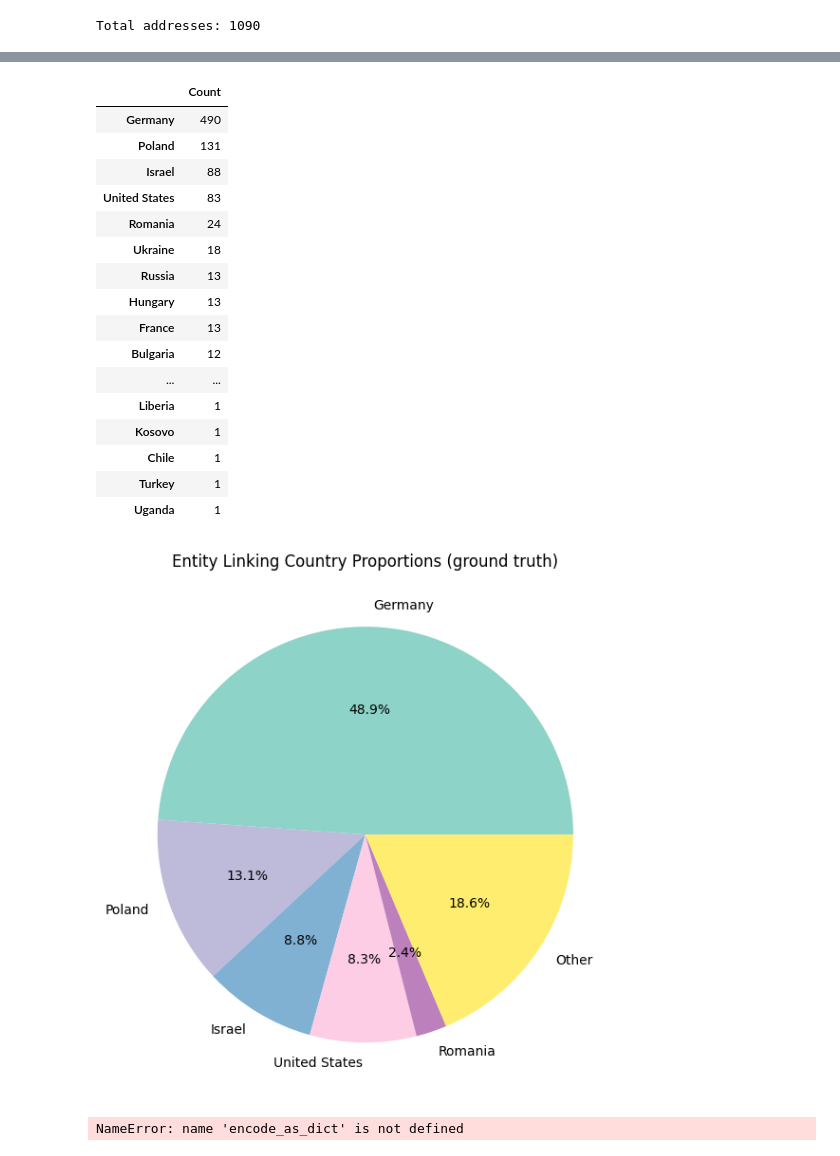
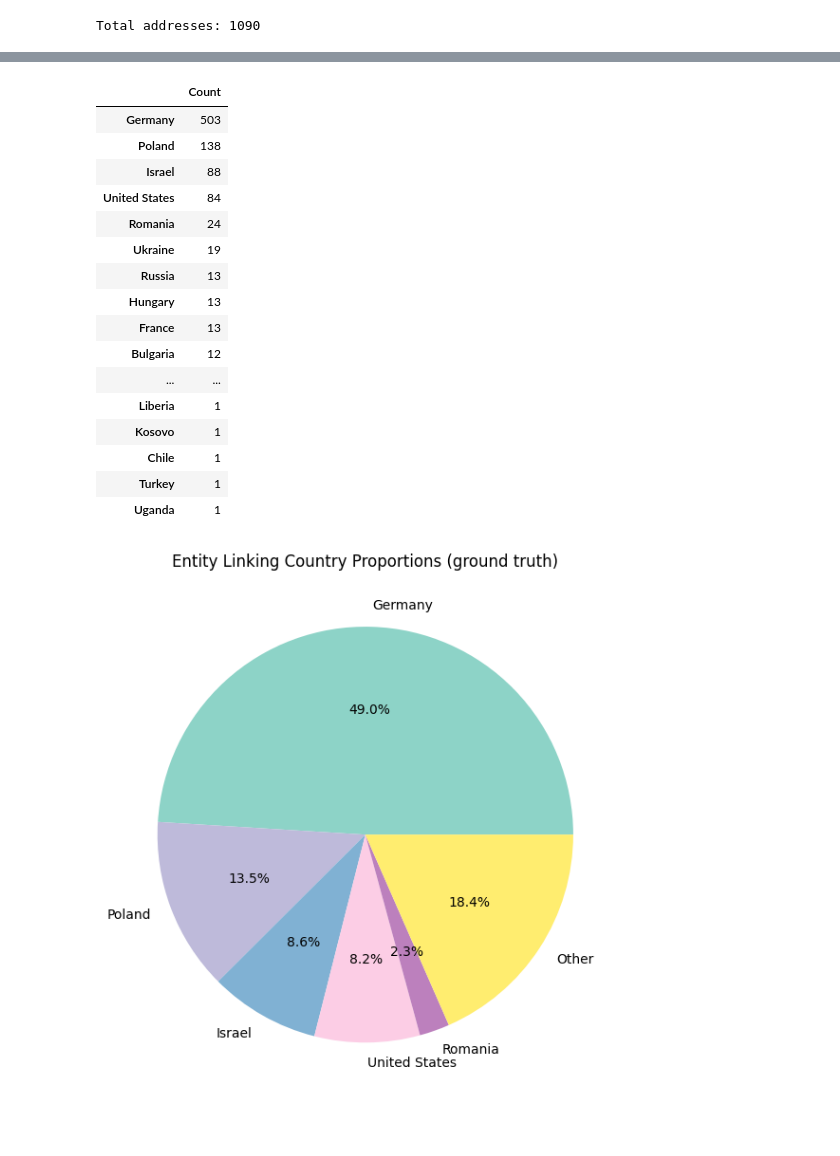
Before and after one commit to ISE-FIZKarlsruhe/bzk-address-parsing, a Jupyter notebook: entity_linking.ipynb, the cells around one changed output, grey strips where cells are left out. Saved outputs shown, nothing was run; the diff lists cells and outputs as text; code cells hidden in the pictures.

```diff
--- a/entity_linking.ipynb
+++ b/entity_linking.ipynb
@@ -222,0 +225,25 @@ gt_metrics
+# %%
+def _finest_entity(outcome: entity_linking.LinkingOutcome):
+    return next((e for e in outcome.linked_entities if e.entity_type == outcome.entity_type), None)
+
+
+gt_disambiguated_addresses = []
+for row, outcome in zip(bzkopen_merged.itertuples(), gt_outcomes):
+    if outcome.iri is None:
+        continue
+    finest = _finest_entity(outcome)
+    gt_disambiguated_addresses.append(dict(
+        card_id=row.card_id,
+        address_id=row.address_id,
+        bzk_field_name=row.field,
+        full_address=row.FullAddress,
+        raw_address_part=finest.raw_text if finest else None,
+        matched_name=finest.matching.get("matched_name") if finest else None,
+        country=finest.country if finest else None,
+        iri=outcome.iri,
+        entity_type=outcome.entity_type,
+        search_status=outcome.search_status,
+        child_parent_likelihood=outcome.disambiguation_scores.get("child_parent_likelihood"),
+    ))
+gt_disambiguated_addresses = pd.DataFrame(gt_disambiguated_addresses)
+gt_disambiguated_addresses
@@ -353,50 +420,31 @@ incorrect_or_missing_links_df
 # %%
 from collections import defaultdict
 import matplotlib.pyplot as plt
-country_ocurrences = defaultdict(int)
-for address in gt_disambiguated:
-    if address.linked_to is not None:
-        country = address.linked_to.finest_grain_entity.linked_to.geographical_name.entity.country.country_name
-        country_ocurrences[country] += 1
-country_ocurrences = pd.Series(country_ocurrences).sort_values(ascending=False)
-pd.concat([country_ocurrences.iloc[:5], pd.Series({"Other": country_ocurrences.iloc[5:].sum()})]).plot(kind='pie', title="Entity Linking Country Proportions (ground truth)", autopct='%1.1f%%', ylabel='', figsize=(6,6), colormap='Set3').figure.tight_layout()
+country_occurrences = defaultdict(int)
+for outcome in gt_outcomes:
+    finest = _finest_entity(outcome)
+    if finest is not None and finest.country is not None:
+        country_occurrences[finest.country] += 1
+country_occurrences = pd.Series(country_occurrences).sort_values(ascending=False)
+pd.concat([country_occurrences.iloc[:5], pd.Series({"Other": country_occurrences.iloc[5:].sum()})]).plot(kind='pie', title="Entity Linking Country Proportions (ground truth)", autopct='%1.1f%%', ylabel='', figsize=(6,6), colormap='Set3').figure.tight_layout()
 with pd.option_context('display.max_rows', None, 'display.max_columns', None):
-    display(country_ocurrences.to_frame("Count").style.bar(subset=["Count"]).format("{:,.0f}"))
+    display(country_occurrences.to_frame("Count").style.bar(subset=["Count"]).format("{:,.0f}"))
 # %% [output]
 |  | Count |
-| Germany | 490 |
-| Poland | 131 |
+| Germany | 503 |
+| Poland | 138 |
 | Israel | 88 |
-| United States | 83 |
+| United States | 84 |
 | Romania | 24 |
-| Ukraine | 18 |
+| Ukraine | 19 |
 | Russia | 13 |
 | Hungary | 13 |
 | France | 13 |
 | Bulgaria | 12 |
 | ... | ... |
 | Liberia | 1 |
 | Kosovo | 1 |
 | Chile | 1 |
 | Turkey | 1 |
 | Uganda | 1 |
-[figure, old version]
+[figure, new version]
-# %%
-gt_unmatched_entities = []
-for address in gt_disambiguated:
-    for entity in address.entities:
-        if entity.entity_type in [GeographicalEntityType.StreetName, GeographicalEntityType.HouseNumber]:
-            continue
-        if not isinstance(entity, MatchedEntity) or entity.matches is None or len(entity.matches) == 0:
-            gt_unmatched_entities.append(dict(
-                address_id=address.id,
-                bzk_field_name=address.bzk_field_name,
-                full_address=address.full_address,
-                entity_type=entity.entity_type.name,
-                raw_text=entity.raw_text,
-                more_data = encode_as_dict(address)
-            ))
-gt_unmatched_entities = pd.DataFrame(gt_unmatched_entities)
-gt_unmatched_entities
-# %% [output]
-NameError: name 'encode_as_dict' is not defined
```
Also changed, not shown: parts of 21 cells of this notebook, 4 other files.
